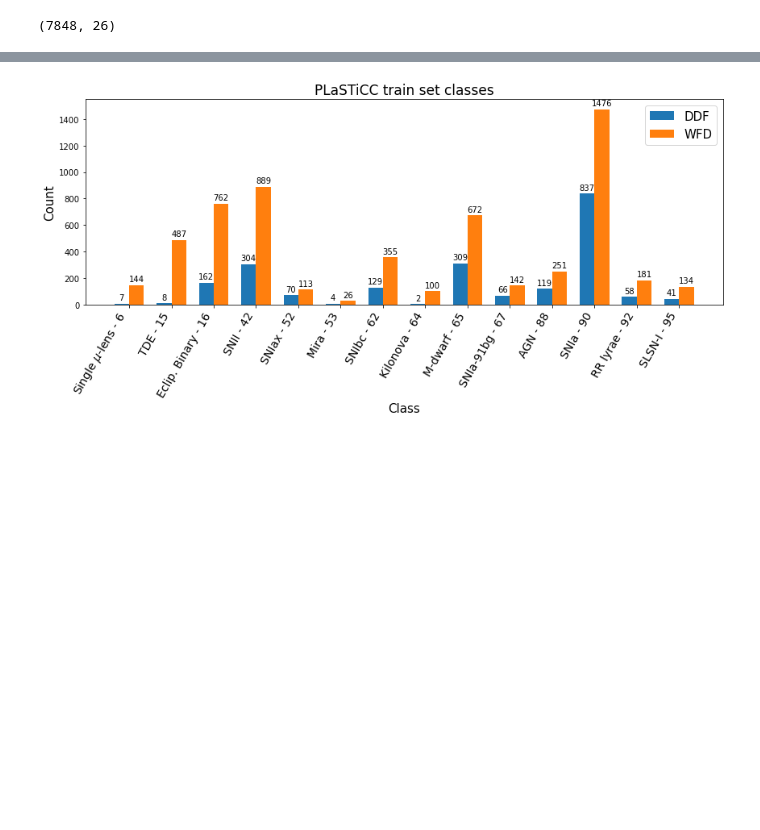
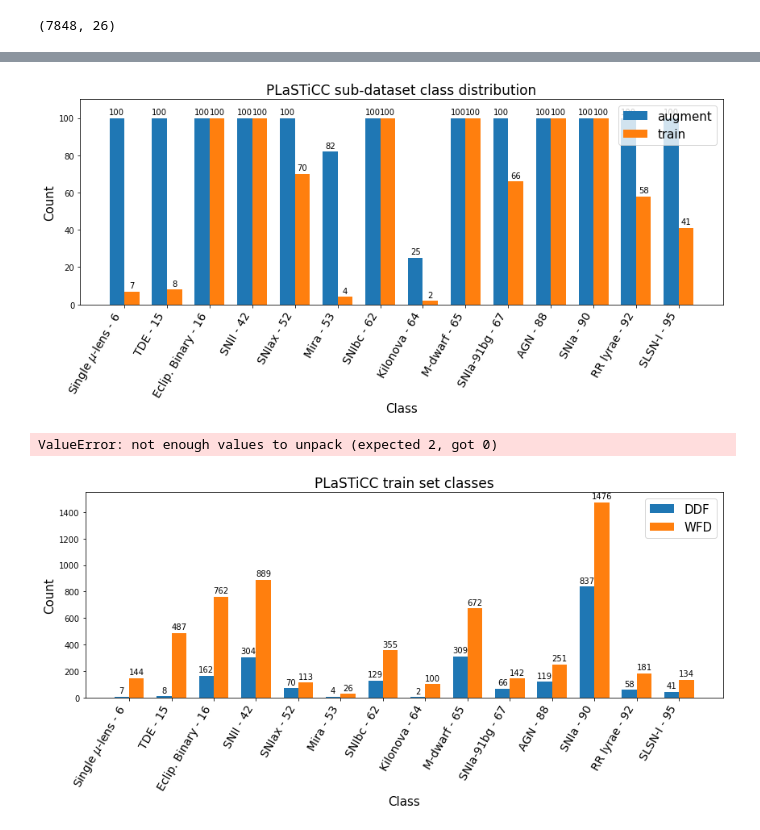
Before and after one commit to frmunozz/irregular-bag-of-pattern, a Jupyter notebook: notebooks/data_exploration.ipynb, the cells around one changed output, grey strips where cells are left out. Saved outputs shown, nothing was run; the diff lists cells and outputs as text; code cells hidden in the pictures; blank space fills up the shorter version.

```diff
--- a/notebooks/data_exploration.ipynb
+++ b/notebooks/data_exploration.ipynb
@@ -147 +204,27 @@ merged_labels = {
+# %%
+class_count_ddf1, class_count_wfd = get_counts(plasticc_augment_meta.metadata, key="ddf", key2="class")
+class_count_ddf2, class_count_wfd = get_counts(plasticc_train_meta.metadata, key="ddf", key2="class")
+log_scale = False
+show_lines = False
+plot_labels_tuple(class_count_ddf1, class_count_ddf2, "augment", "train", plot_labels_short, log_scale=log_scale, show_lines=show_lines,
+                  title="PLaSTiCC sub-dataset class distribution")
+# %% [output]
+[figure, added]
+# %%
+log_scale = True
+show_lines = False
+class_count_ddf, class_count_wfd = get_counts(plasticc_test_meta.metadata, key="ddf", key2="class")
+plot_labels_tuple(class_count_ddf, class_count_wfd, "DDF", "WFD", plot_labels_short, log_scale=log_scale, show_lines=show_lines, title="PLaSTiCC test set classes")
+
+class_count_ddf_merged = defaultdict(int)
+class_count_wfd_merged = defaultdict(int)
+for key, val in class_count_ddf.items():
+    class_count_ddf_merged[merged_labels[key]] += val
+
+for key, val in class_count_wfd.items():
+    class_count_wfd_merged[merged_labels[key]] += val
+
+plot_labels_tuple(class_count_ddf_merged, class_count_wfd_merged, "DDF", "WFD", None, log_scale=log_scale, show_lines=show_lines, title="PLaSTiCC test set merged classes")
+# %% [output]
+ValueError: not enough values to unpack (expected 2, got 0)
 # %%
```
Also changed, not shown: parts of 15 cells of this notebook, 26 other files.
